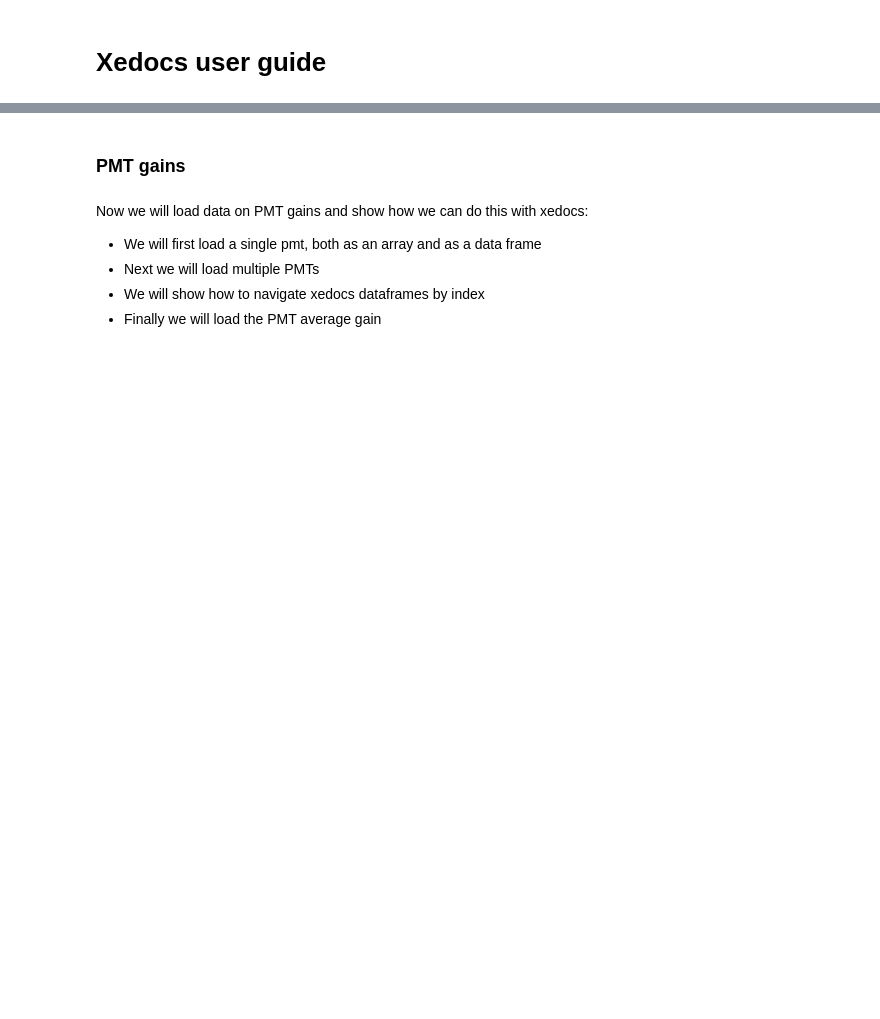
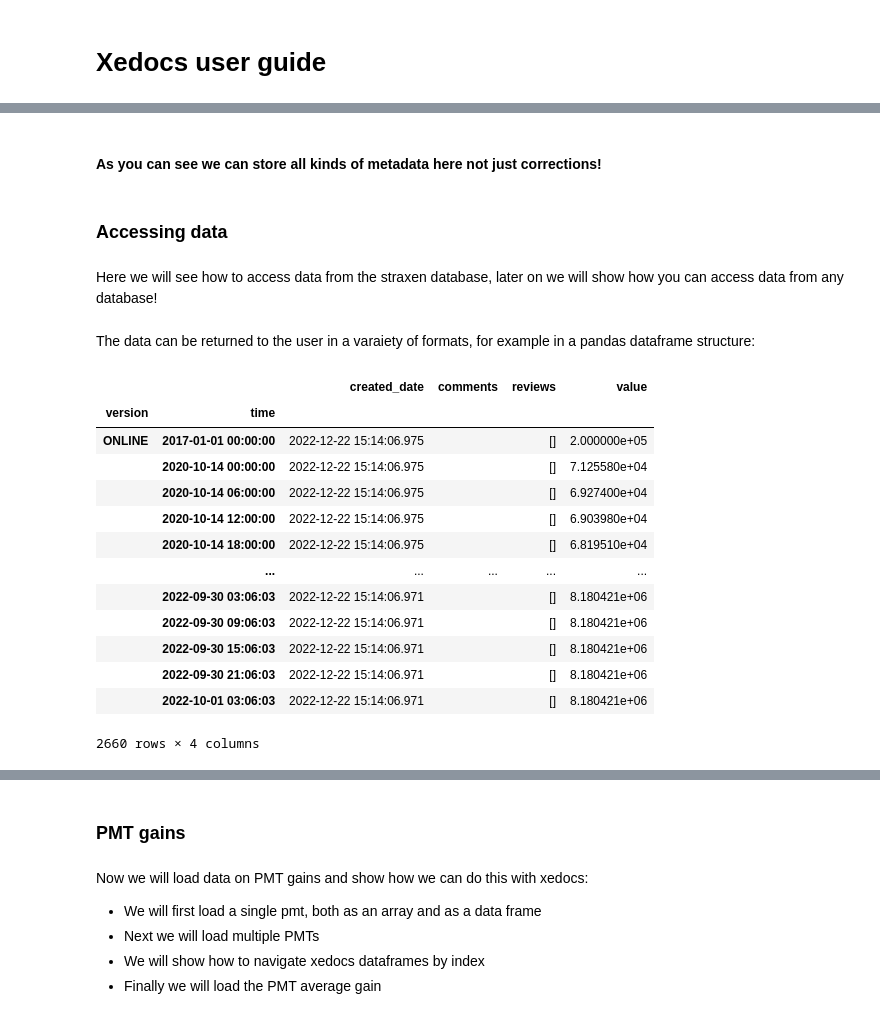
Before and after one commit to LuisSanchez25/Xedocs_Examples, a Jupyter notebook: Xedocs_user_guide.ipynb, the cells around one changed output, grey strips where cells are left out. Saved outputs shown, nothing was run; the diff lists cells and outputs as text; code cells hidden in the pictures; blank space fills up the shorter version.

```diff
--- a/Xedocs_user_guide.ipynb
+++ b/Xedocs_user_guide.ipynb
@@ -35,0 +57,6 @@ xd.list_schemas()
+# %% [markdown]
+#### As you can see we can store all kinds of metadata here not just corrections!
+# %% [markdown]
+### Accessing data
+# %% [markdown]
+Here we will see how to access data from the straxen database, later on we will show how you can access data from any database!
@@ -35,0 +67,19 @@ xd.list_schemas()
+# %% [markdown]
+The data can be returned to the user in a varaiety of formats, for example in a pandas dataframe structure:
+# %%
+xd_db.electron_lifetimes.find_df(version='ONLINE')
+# %% [output]
+|  |  | created_date | comments | reviews | value |
+| version | time |  |  |  |  |
+| ONLINE | 2017-01-01 00:00:00 | 2022-12-22 15:14:06.975 |  | [] | 2.000000e+05 |
+|  | 2020-10-14 00:00:00 | 2022-12-22 15:14:06.975 |  | [] | 7.125580e+04 |
+|  | 2020-10-14 06:00:00 | 2022-12-22 15:14:06.975 |  | [] | 6.927400e+04 |
+|  | 2020-10-14 12:00:00 | 2022-12-22 15:14:06.975 |  | [] | 6.903980e+04 |
+|  | 2020-10-14 18:00:00 | 2022-12-22 15:14:06.975 |  | [] | 6.819510e+04 |
+|  | ... | ... | ... | ... | ... |
+|  | 2022-09-30 03:06:03 | 2022-12-22 15:14:06.971 |  | [] | 8.180421e+06 |
+|  | 2022-09-30 09:06:03 | 2022-12-22 15:14:06.971 |  | [] | 8.180421e+06 |
+|  | 2022-09-30 15:06:03 | 2022-12-22 15:14:06.971 |  | [] | 8.180421e+06 |
+|  | 2022-09-30 21:06:03 | 2022-12-22 15:14:06.971 |  | [] | 8.180421e+06 |
+|  | 2022-10-01 03:06:03 | 2022-12-22 15:14:06.971 |  | [] | 8.180421e+06 |
+2660 rows × 4 columns
```
Also changed, not shown: parts of 136 cells of this notebook.
